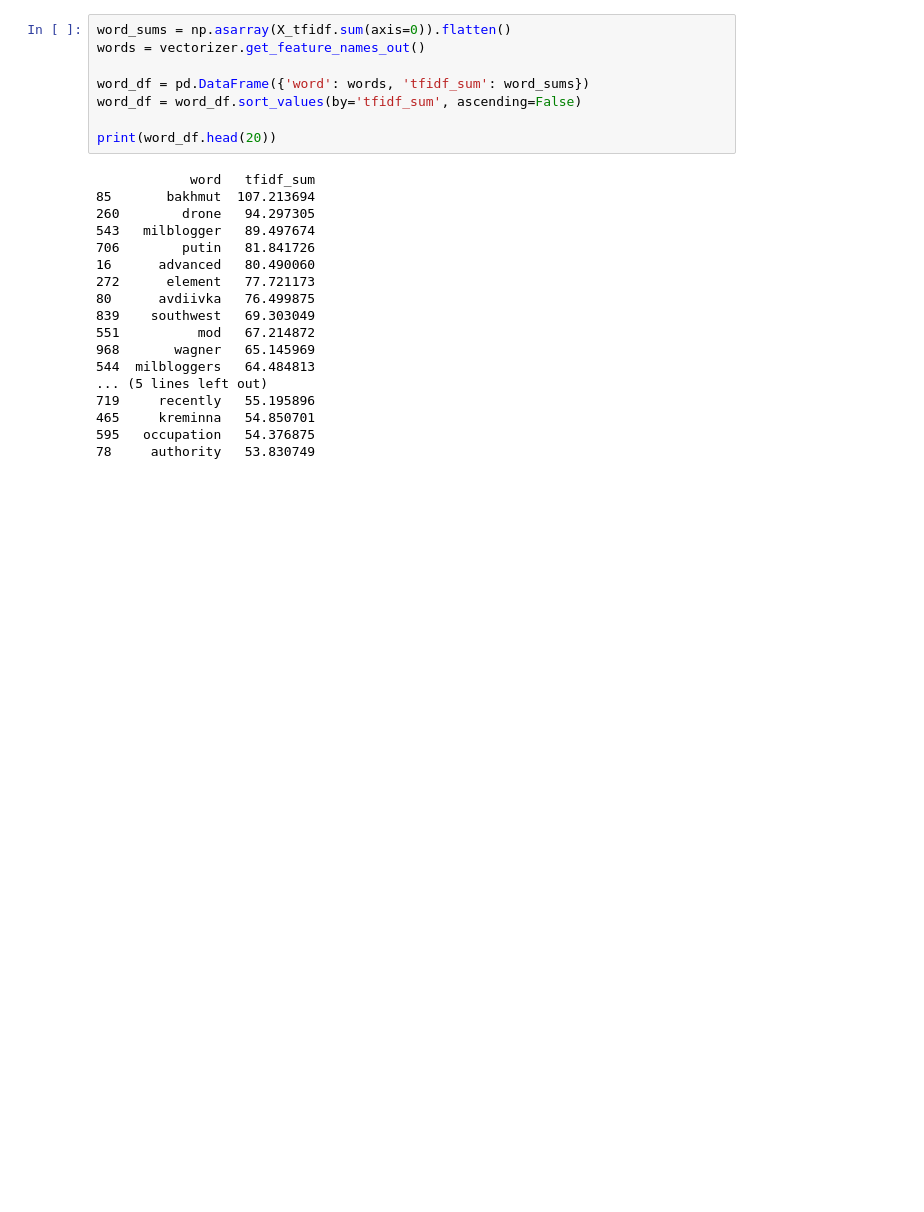
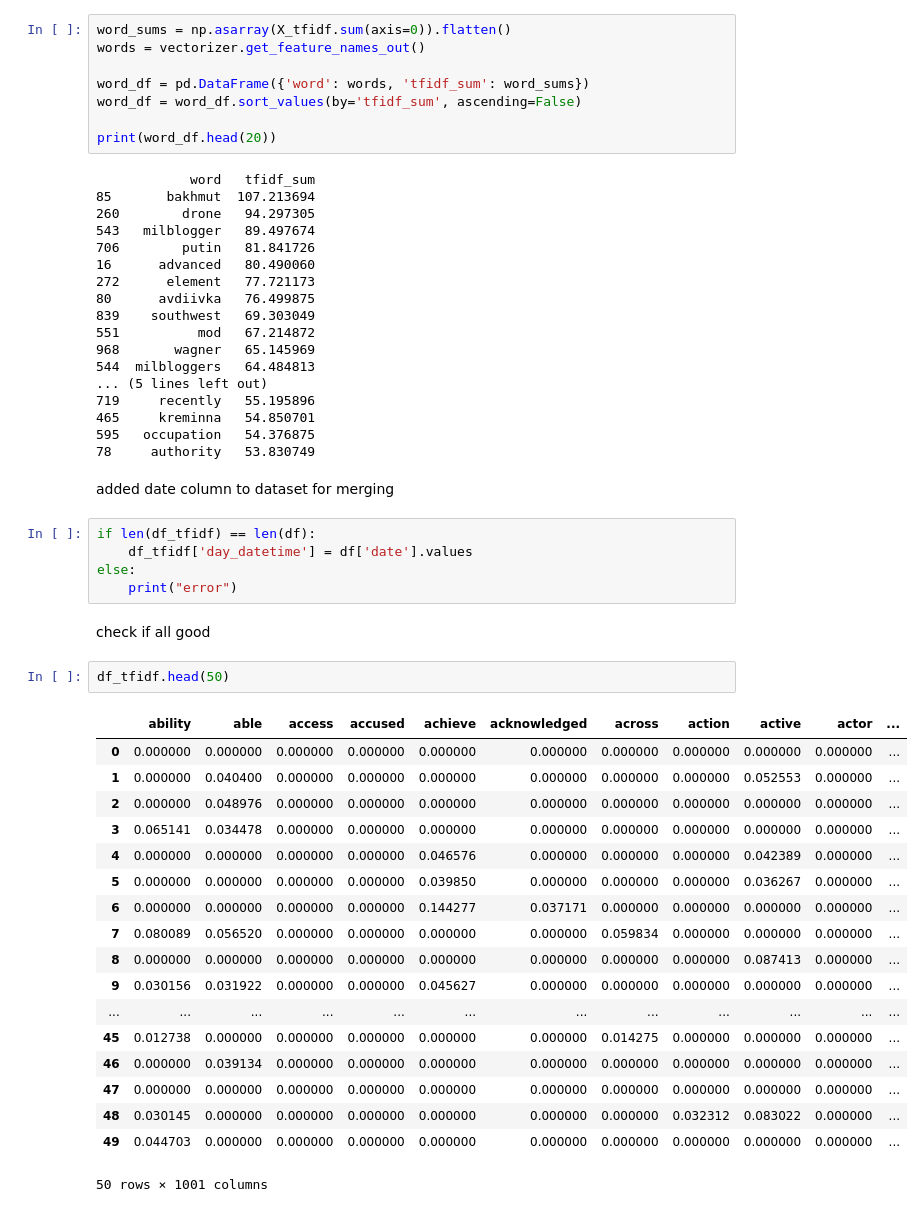
Before and after one commit to KonchakivskyiDanylo/PythonForDs, a Jupyter notebook: data_analysis/isw_analyze.ipynb, the cells around one changed output. Cells and saved outputs as stored; diff of their text form; blank space fills up the shorter version.

Commit message:
result df = tdidf+datetime(hourly)

```diff
--- a/data_analysis/isw_analyze.ipynb
+++ b/data_analysis/isw_analyze.ipynb
@@ -283,3 +283,33 @@ print(word_df.head(20))
 465     kreminna   54.850701
 595   occupation   54.376875
 78     authority   53.830749
+# %% [markdown]
+added date column to dataset for merging
+# %%
+if len(df_tfidf) == len(df):
+    df_tfidf['day_datetime'] = df['date'].values
+else:
+    print("error")
+# %% [markdown]
+check if all good
+# %%
+df_tfidf.head(50)
+# %% [output]
+|  | ability | able | access | accused | achieve | acknowledged | across | action | active | actor | ... |
+| 0 | 0.000000 | 0.000000 | 0.000000 | 0.000000 | 0.000000 | 0.000000 | 0.000000 | 0.000000 | 0.000000 | 0.000000 | ... |
+| 1 | 0.000000 | 0.040400 | 0.000000 | 0.000000 | 0.000000 | 0.000000 | 0.000000 | 0.000000 | 0.052553 | 0.000000 | ... |
+| 2 | 0.000000 | 0.048976 | 0.000000 | 0.000000 | 0.000000 | 0.000000 | 0.000000 | 0.000000 | 0.000000 | 0.000000 | ... |
+| 3 | 0.065141 | 0.034478 | 0.000000 | 0.000000 | 0.000000 | 0.000000 | 0.000000 | 0.000000 | 0.000000 | 0.000000 | ... |
+| 4 | 0.000000 | 0.000000 | 0.000000 | 0.000000 | 0.046576 | 0.000000 | 0.000000 | 0.000000 | 0.042389 | 0.000000 | ... |
+| 5 | 0.000000 | 0.000000 | 0.000000 | 0.000000 | 0.039850 | 0.000000 | 0.000000 | 0.000000 | 0.036267 | 0.000000 | ... |
+| 6 | 0.000000 | 0.000000 | 0.000000 | 0.000000 | 0.144277 | 0.037171 | 0.000000 | 0.000000 | 0.000000 | 0.000000 | ... |
+| 7 | 0.080089 | 0.056520 | 0.000000 | 0.000000 | 0.000000 | 0.000000 | 0.059834 | 0.000000 | 0.000000 | 0.000000 | ... |
+| 8 | 0.000000 | 0.000000 | 0.000000 | 0.000000 | 0.000000 | 0.000000 | 0.000000 | 0.000000 | 0.087413 | 0.000000 | ... |
+| 9 | 0.030156 | 0.031922 | 0.000000 | 0.000000 | 0.045627 | 0.000000 | 0.000000 | 0.000000 | 0.000000 | 0.000000 | ... |
+| ... | ... | ... | ... | ... | ... | ... | ... | ... | ... | ... | ... |
+| 45 | 0.012738 | 0.000000 | 0.000000 | 0.000000 | 0.000000 | 0.000000 | 0.014275 | 0.000000 | 0.000000 | 0.000000 | ... |
+| 46 | 0.000000 | 0.039134 | 0.000000 | 0.000000 | 0.000000 | 0.000000 | 0.000000 | 0.000000 | 0.000000 | 0.000000 | ... |
+| 47 | 0.000000 | 0.000000 | 0.000000 | 0.000000 | 0.000000 | 0.000000 | 0.000000 | 0.000000 | 0.000000 | 0.000000 | ... |
+| 48 | 0.030145 | 0.000000 | 0.000000 | 0.000000 | 0.000000 | 0.000000 | 0.000000 | 0.032312 | 0.083022 | 0.000000 | ... |
+| 49 | 0.044703 | 0.000000 | 0.000000 | 0.000000 | 0.000000 | 0.000000 | 0.000000 | 0.000000 | 0.000000 | 0.000000 | ... |
+50 rows × 1001 columns
```
Also changed, not shown: parts of 2 cells of this notebook.
